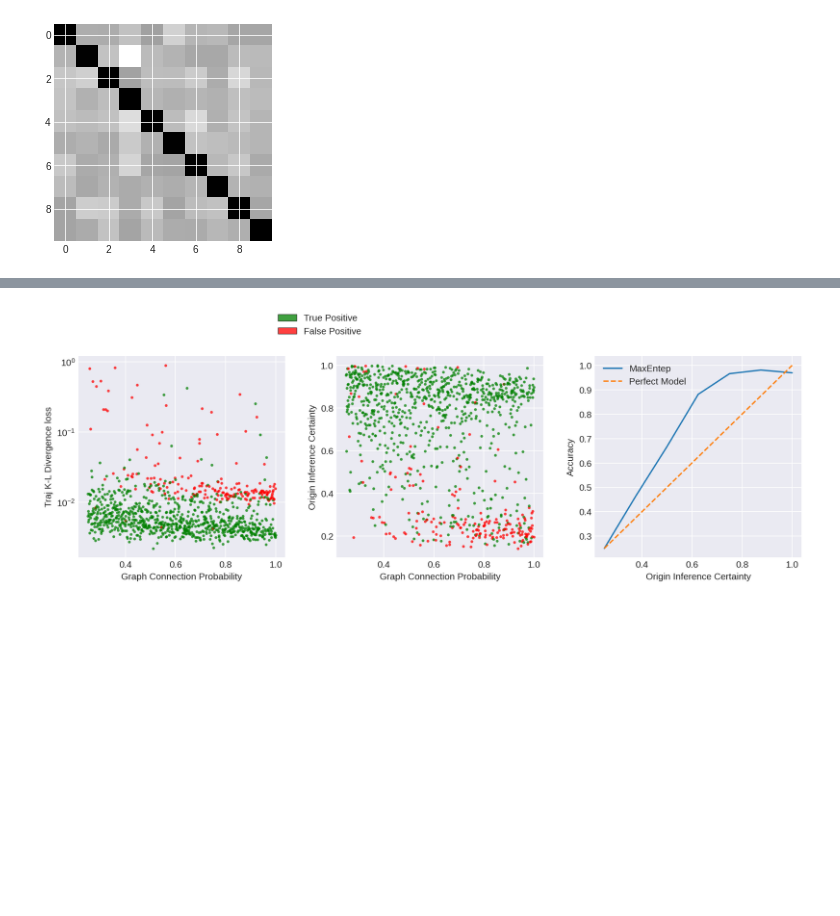
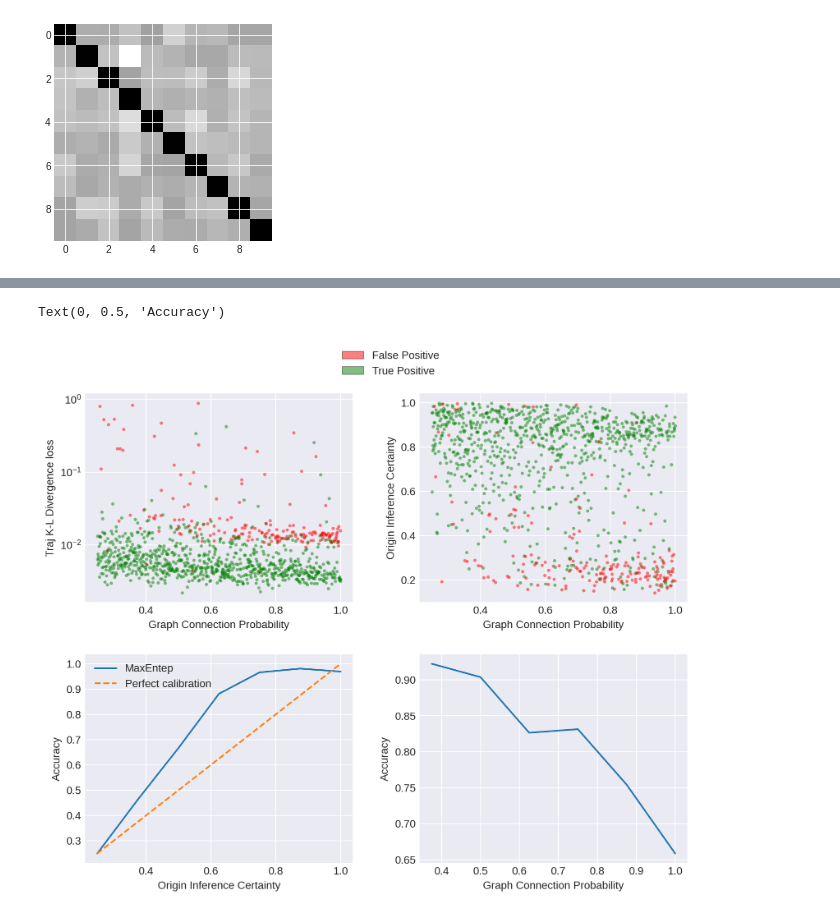
Before and after one commit to ur-whitelab/py0, a Jupyter notebook: paper/p0_network_graphs.ipynb, the cells around one changed output, grey strips where cells are left out. Cells and saved outputs as stored; diff of their text form; code cells hidden in the pictures; blank space fills up the shorter version.

```diff
--- a/paper/p0_network_graphs.ipynb
+++ b/paper/p0_network_graphs.ipynb
@@ -75,9 +76,9 @@ Plotting 10 patches in a 3 x 4 grid
 # %%
 def gen_restraints(ref_traj, prior=None, start=None, end=None):
     if prior:
-        prior = maxentep.Laplace(1)
+        prior = maxent.Laplace(1)
     else:
-        prior = maxentep.EmptyPrior()
+        prior = maxent.EmptyPrior()
     restrained_patches = np.random.choice(M, number_of_restrained_patches, replace=False)
     # Visualizing restraints
     restrained_patch = restrained_patches[0]
@@ -281,6 +281,6 @@ sns.histplot(x=prior_exposed_patch, label='Prior',
 # %%
 def maxent_fit(trajs, restraints):
-    me_model = maxentep.MaxentModel(restraints)
+    me_model = maxent.MaxentModel(restraints)
     from tensorflow import keras
     optimizer=keras.optimizers.Adam(lr=1e-2)
     me_model.compile(optimizer=optimizer, loss='mean_squared_error')
@@ -394,7 +394,7 @@ if run_doe:
     with open('data.npz', 'wb') as f:
         np.save(f, dat)
 else:
-    results = np.load('data.npz')
+    results = np.load('../examples/data.npz')
     for f in results.files:
         dat.append(results[f].astype(float))
 dat = np.array(dat)
@@ -413,7 +413,7 @@ for i in range(len(connecting_probability)):
         marker_colors.append('g')
     else:
         marker_colors.append('r')
-fig, ax = plt.subplots(nrows=2, ncols=2, figsize=(8,8), dpi=150)
+fig, ax = plt.subplots(nrows=2, ncols=2, figsize=(10,8), dpi=200)
 ax[0,0].set_xlabel('Graph Connection Probability')
 ax[0,0].set_ylabel('Traj K-L Divergence loss')
 ax[0,0].set_yscale('log')
@@ -450,54 +450,70 @@ bins_t = bins_t[1:]
 # %%
 marker_colors = []
 predictions = dat[:,3].astype(bool)
 certainties = dat[:,2]
 cross_entropy = dat[:,1]
 K_L = dat[:,0]
 true_nodes = dat[:,4]
 predicted_nodes = dat[:,5]
-alpha = 0.75
+alpha = 0.5
 # K_L, cross_entropy, certainties, predictions, true_nodes, predicted_nodes = np.array(dat, dtype=object)
 for i in range(len(connecting_probability)):
     if predictions[i]:
         marker_colors.append('g')
     else:
         marker_colors.append('r')
-fig, ax = plt.subplots(nrows=1, ncols=3, figsize=(14,4), dpi=150)
-ax[0].set_xlabel('Graph Connection Probability')
-ax[0].set_ylabel('Traj K-L Divergence loss')
-ax[0].set_yscale('log')
-ax[1].set_xlabel('Graph Connection Probability')
-ax[1].set_ylabel('Origin Inference Certainty')
+fig, ax = plt.subplots(nrows=2, ncols=2, figsize=(10,8), dpi=200)
+ax[0,0].set_xlabel('Graph Connection Probability')
+ax[0,0].set_ylabel('Traj K-L Divergence loss')
+ax[0,0].set_yscale('log')
+ax[0,1].set_xlabel('Graph Connection Probability')
+ax[0,1].set_ylabel('Origin Inference Certainty')
 fps = []
 tps = []
+fps_p_node = []
+tps_p_node = []
 for i, mc in enumerate(marker_colors):
-    ax[0].plot(connecting_probability[i], K_L[i], marker='.', markerfacecolor=mc,
+    ax[0,0].plot(connecting_probability[i], K_L[i], marker='.', markerfacecolor=mc,
                markeredgecolor='None', label=f'{bool(predictions[i])} Positive', alpha=alpha)
-    ax[1].plot(connecting_probability[i], certainties[i], marker='.', markerfacecolor=mc,
+    ax[0,1].plot(connecting_probability[i], certainties[i], marker='.', markerfacecolor=mc,
                markeredgecolor='None', label=f'{bool(predictions[i])} Positive', alpha=alpha)
     if bool(predictions[i]):
         tps.append(certainties[i])
+        tps_p_node.append(connecting_probability[i])
     else:
         fps.append(certainties[i])
+        fps_p_node.append(connecting_probability[i])
 bins = np.linspace(0, 1, 9)
-counts_t, bins_t, bars_t = ax[2].hist(tps, bins, alpha=alpha, label='True Positive', color='g', rwidth=1, edgecolor='k', linewidth=0.6)
-counts_f, bins_f, bars_f = ax[2].hist(fps, bins, alpha=alpha, label='False Positive', color='r', rwidth=1, edgecolor='k', linewidth=0.6)
+counts_t, bins_t, bars_t = ax[1,0].hist(tps, bins, alpha=alpha, label='True Positive', color='g', rwidth=1, edgecolor='k', linewidth=0.6)
+counts_f, bins_f, bars_f = ax[1,0].hist(fps, bins, alpha=alpha, label='False Positive', color='r', rwidth=1, edgecolor='k', linewidth=0.6)
 fig.subplots_adjust(hspace=0.25, wspace=0.25)
-handles, labels = plt.gca().get_legend_handles_labels()
-by_label = dict(zip(labels, handles))
-ax[0].legend(by_label.values(), by_label.keys(), bbox_to_anchor=(1.41, 1.25))
+
+
 bins_t = bins_t[1:]
 accuracy = counts_t/(counts_f + counts_t)
 # plt.figure(dpi=150)
-ax[2].clear()
-ax[2].plot(bins_t, accuracy, label='MaxEntep')
+ax[1,0].clear()
+ax[1,0].plot(bins_t, accuracy, label='MaxEntep')
 non_nan = np.min(np.where(np.isfinite(accuracy)))
-ax[2].plot([bins_t[non_nan],1],[bins_t[non_nan],1], '--', label='Perfect Model')
-ax[2].set_xlabel('Origin Inference Certainty')
-ax[2].set_ylabel('Accuracy')
-legend = plt.legend()
+ax[1,0].plot([bins_t[non_nan],1],[bins_t[non_nan],1], '--', label='Perfect calibration')
+ax[1,0].set_xlabel('Origin Inference Certainty')
+ax[1,0].set_ylabel('Accuracy')
+legend = ax[1,0].legend()
+bins_p_node = np.unique(connecting_probability)
+counts_f_p_node, bins_f_p_node, bars_f_p_node = ax[1,1].hist(fps_p_node, bins, alpha=alpha, label='False Positive', color='r', rwidth=1, edgecolor='k', linewidth=0.6)
+counts_t_p_node, bins_t_p_node, bars_t_p_node = ax[1,1].hist(tps_p_node, bins, alpha=alpha, label='True Positive', color='g', rwidth=1, edgecolor='k', linewidth=0.6)
+handles, labels = plt.gca().get_legend_handles_labels()
+by_label = dict(zip(labels, handles))
+ax[0,0].legend(by_label.values(), by_label.keys(), bbox_to_anchor=(1.36, 1.25))
+ax[1,1].clear()
+accuracy_p_node = counts_t_p_node/(counts_f_p_node + counts_t_p_node)
+non_nan_p_node = np.min(np.where(np.isfinite(accuracy_p_node)))
+ax[1,1].plot(bins_t,accuracy_p_node, label='Maxent')
+ax[1,1].set_xlabel('Graph Connection Probability')
+ax[1,1].set_ylabel('Accuracy')
 # %% [output]
+Text(0, 0.5, 'Accuracy')
-[figure, old version]
+[figure, new version]
 # %%
 accuracy = counts_t/(counts_f + counts_t)
 plt.figure(dpi=150)
```
Also changed, not shown: parts of 11 cells of this notebook.
